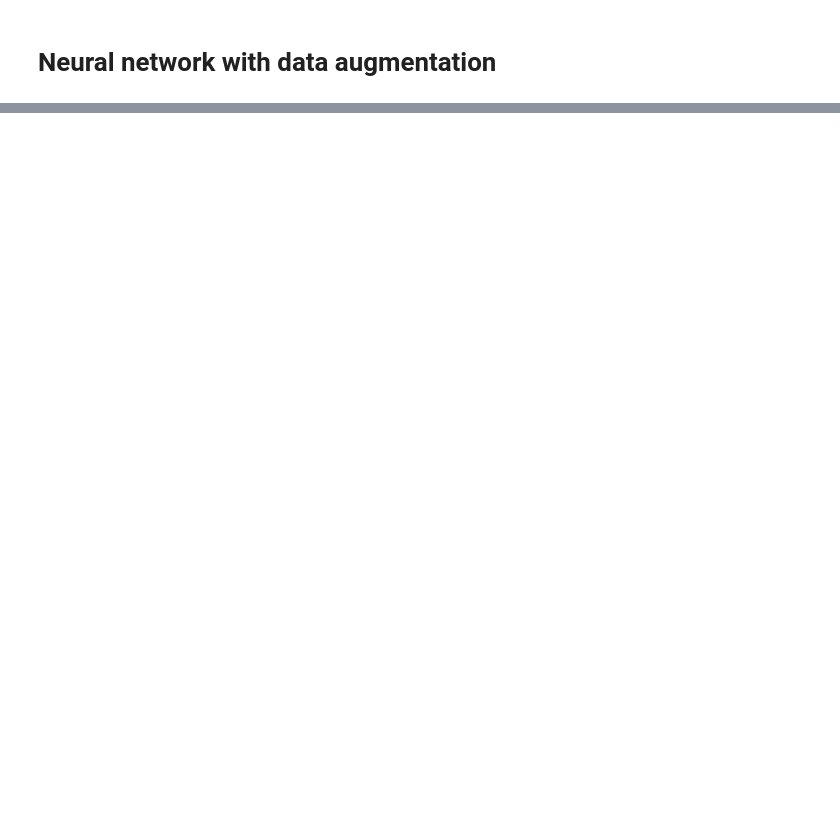
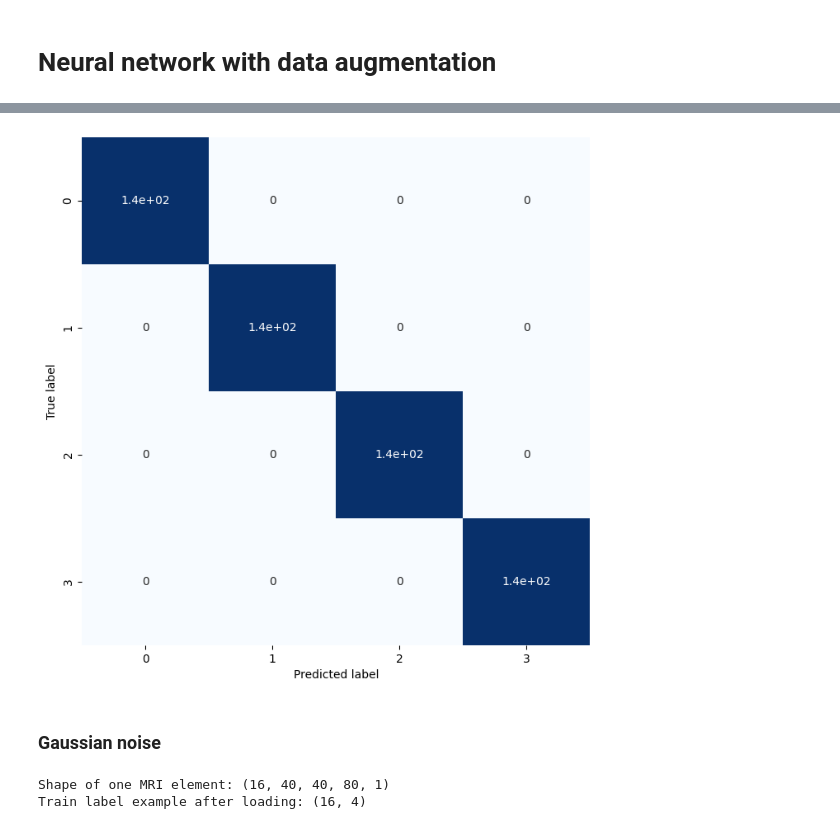
Before and after one commit to Tpris/Computer_vision_Alzheimer_detection, a Jupyter notebook: train_bi_classifier3D-data-aug.ipynb, the cells around one changed output, grey strips where cells are left out. Cells and saved outputs as stored; diff of their text form; code cells hidden in the pictures; blank space fills up the shorter version.

```diff
--- a/train_bi_classifier3D-data-aug.ipynb
+++ b/train_bi_classifier3D-data-aug.ipynb
@@ -515,0 +431,15 @@ plt.show()
+# %%
+def fonc_predict_train(model):
+    y = model.predict(train_sequence)
+    y_pred = y.argmax(axis=1)
+    y_train = np.array(train_labels)
+    # print(y_pred)
+    # print(y_train)
+
+    cm = confusion_matrix(y_train, y_pred)
+    cm_ = cm / cm.astype(float).sum(axis=1) * 100
+    plt.figure(figsize=(8, 8))
+    sn.heatmap(cm, annot=True, square=True, cmap='Blues', cbar=False)
+    plt.xlabel('Predicted label')
+    plt.ylabel('True label')
+    plt.show()
@@ -515,0 +512,3 @@ plt.show()
+# %%
+fonc_predict_train(model)
+# %% [output]
@@ -515,0 +516,3 @@ plt.show()
+[figure, added]
+# %% [markdown]
+### Gaussian noise
@@ -515,0 +521,6 @@ plt.show()
+# %%
+print("Shape of one MRI element:", train_sequence_aug[0][0].shape)
+print("Train label example after loading:", train_sequence_aug[0][1].shape)
+# %% [output]
+Shape of one MRI element: (16, 40, 40, 80, 1)
+Train label example after loading: (16, 4)
```
Also changed, not shown: parts of 56 cells of this notebook.
